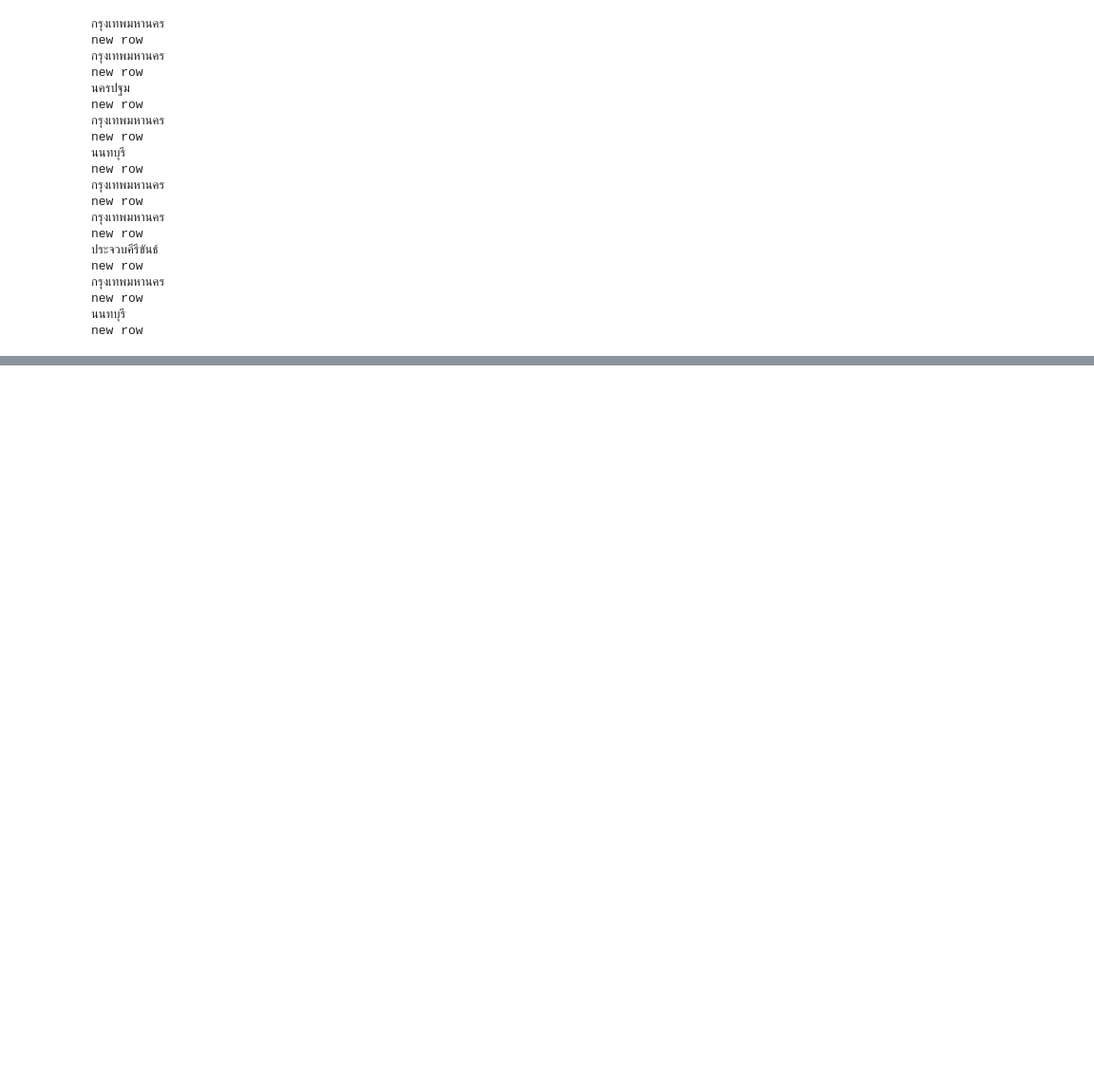
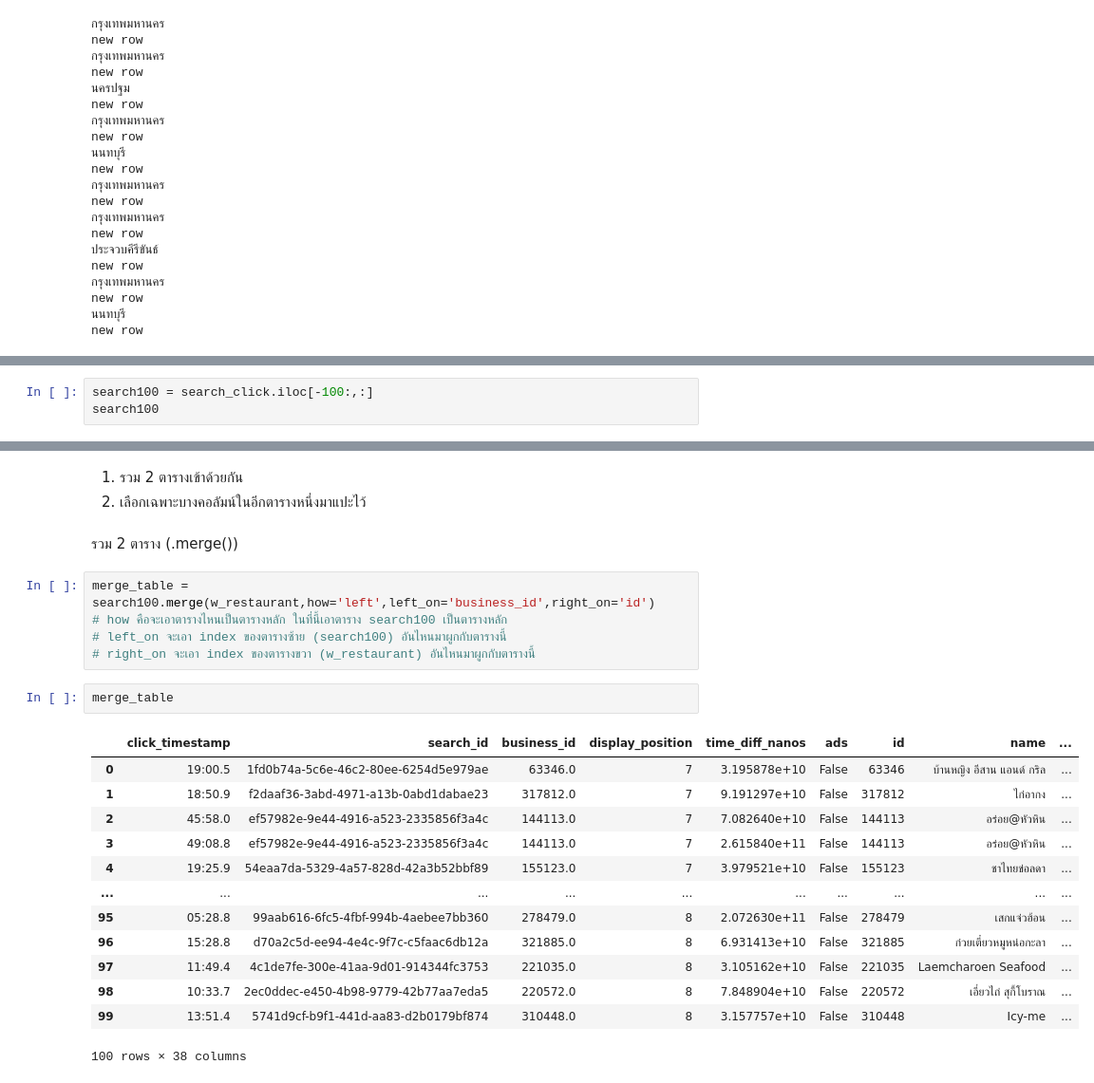
Before and after one commit to Wikanda-Hongboonmee/DWDM21, a Jupyter notebook: Data_Preprocessing_(Chapter_3).ipynb, the cells around one changed output, grey strips where cells are left out. Shown: that part at 95% size. Cells and saved outputs as stored; diff of their text form; blank space fills up the shorter version.

```diff
--- a/Data_Preprocessing_(Chapter_3).ipynb
+++ b/Data_Preprocessing_(Chapter_3).ipynb
@@ -1377,0 +1441,3 @@ new row
+# %%
+search100 = search_click.iloc[-100:,:]
+search100
@@ -1377,0 +1458,28 @@ new row
+# %% [markdown]
+
+
+1.  รวม 2 ตารางเข้าด้วยกัน
+2.  เลือกเฉพาะบางคอลัมน์ในอีกตารางหนึ่งมาแปะไว้
+# %% [markdown]
+รวม 2 ตาราง (.merge())
+# %%
+merge_table = search100.merge(w_restaurant,how='left',left_on='business_id',right_on='id')
+# how คือจะเอาตารางไหนเป็นตารางหลัก ในที่นี้เอาตาราง search100 เป็นตารางหลัก
+# left_on จะเอา index ของตารางซ้าย (search100) อันไหนมาผูกกับตารางนี้
+# right_on จะเอา index ของตารางขวา (w_restaurant) อันไหนมาผูกกับตารางนี้
+# %%
+merge_table
+# %% [output]
+|  | click_timestamp | search_id | business_id | display_position | time_diff_nanos | ads | id | name | ... |
+| 0 | 19:00.5 | 1fd0b74a-5c6e-46c2-80ee-6254d5e979ae | 63346.0 | 7 | 3.195878e+10 | False | 63346 | บ้านหญิง อีสาน แอนด์ กริล | ... |
+| 1 | 18:50.9 | f2daaf36-3abd-4971-a13b-0abd1dabae23 | 317812.0 | 7 | 9.191297e+10 | False | 317812 | ไก่อากง | ... |
+| 2 | 45:58.0 | ef57982e-9e44-4916-a523-2335856f3a4c | 144113.0 | 7 | 7.082640e+10 | False | 144113 | อร่อย@หัวหิน | ... |
+| 3 | 49:08.8 | ef57982e-9e44-4916-a523-2335856f3a4c | 144113.0 | 7 | 2.615840e+11 | False | 144113 | อร่อย@หัวหิน | ... |
+| 4 | 19:25.9 | 54eaa7da-5329-4a57-828d-42a3b52bbf89 | 155123.0 | 7 | 3.979521e+10 | False | 155123 | ชาไทยข่อลดา | ... |
+| ... | ... | ... | ... | ... | ... | ... | ... | ... | ... |
+| 95 | 05:28.8 | 99aab616-6fc5-4fbf-994b-4aebee7bb360 | 278479.0 | 8 | 2.072630e+11 | False | 278479 | เสกแจ่วฮ้อน | ... |
+| 96 | 15:28.8 | d70a2c5d-ee94-4e4c-9f7c-c5faac6db12a | 321885.0 | 8 | 6.931413e+10 | False | 321885 | ก๋วยเตี๋ยวหมูหน่อกะลา | ... |
+| 97 | 11:49.4 | 4c1de7fe-300e-41aa-9d01-914344fc3753 | 221035.0 | 8 | 3.105162e+10 | False | 221035 | Laemcharoen Seafood | ... |
+| 98 | 10:33.7 | 2ec0ddec-e450-4b98-9779-42b77aa7eda5 | 220572.0 | 8 | 7.848904e+10 | False | 220572 | เอี่ยวไถ่ สุกี้โบราณ | ... |
+| 99 | 13:51.4 | 5741d9cf-b9f1-441d-aa83-d2b0179bf874 | 310448.0 | 8 | 3.157757e+10 | False | 310448 | Icy-me | ... |
+100 rows × 38 columns
```
Also changed, not shown: parts of 25 cells of this notebook.
